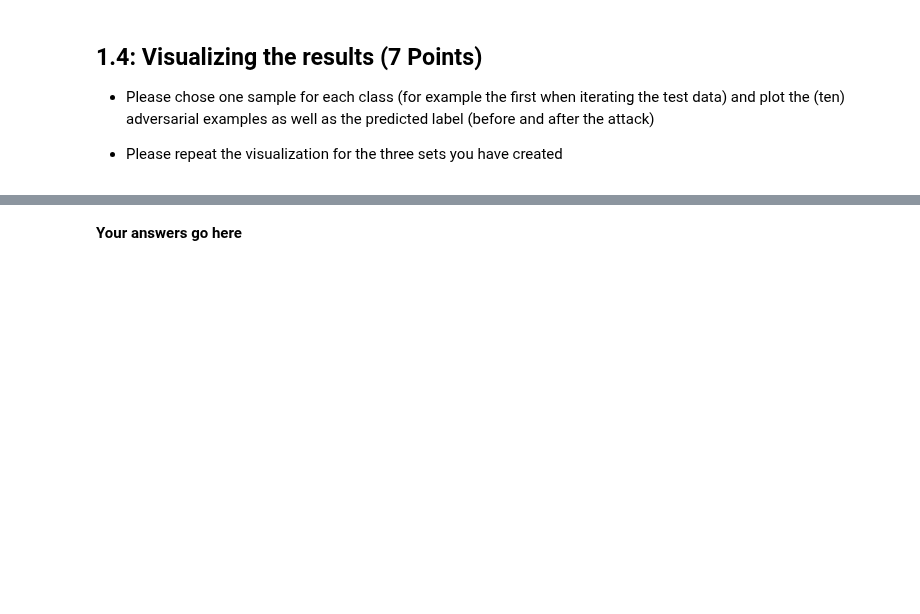
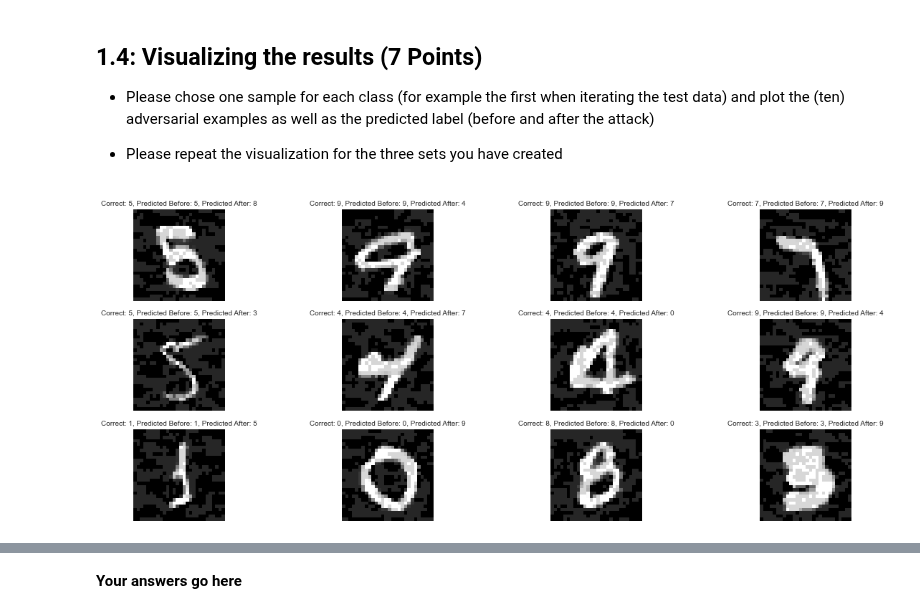
Before and after one commit to shahrukhx01/adversarial-ml-101, a Jupyter notebook: assignment2/mahnoor/2021_11_12_Task_02.ipynb.ipynb, the cells around one changed output, grey strips where cells are left out. Saved outputs shown, nothing was run; the diff lists cells and outputs as text; code cells hidden in the pictures; blank space fills up the shorter version.

```diff
--- a/assignment2/mahnoor/2021_11_12_Task_02.ipynb.ipynb
+++ b/assignment2/mahnoor/2021_11_12_Task_02.ipynb.ipynb
@@ -100,7 +100,7 @@ random_seed = 42
 torch.manual_seed(random_seed)
 np.random.seed(random_seed)
 # %%
-compute_mode = 'gpu'
+compute_mode = 'cpu'
 global device
 
 if compute_mode == 'cpu':
@@ -484,3 +506,5 @@ def visualize_specific_predictions(specific_predictions):
 # %%
-visualize_specific_predictions(predictions[variants.query('Epsilon==0.35').index.item()])
+visualize_specific_predictions(predictions[fgm_sets.query('Epsilon==0.15').index.item()])
+# %% [output]
+[figure, added]
 # %%
```
Also changed, not shown: parts of 54 cells of this notebook, 2 other files.
